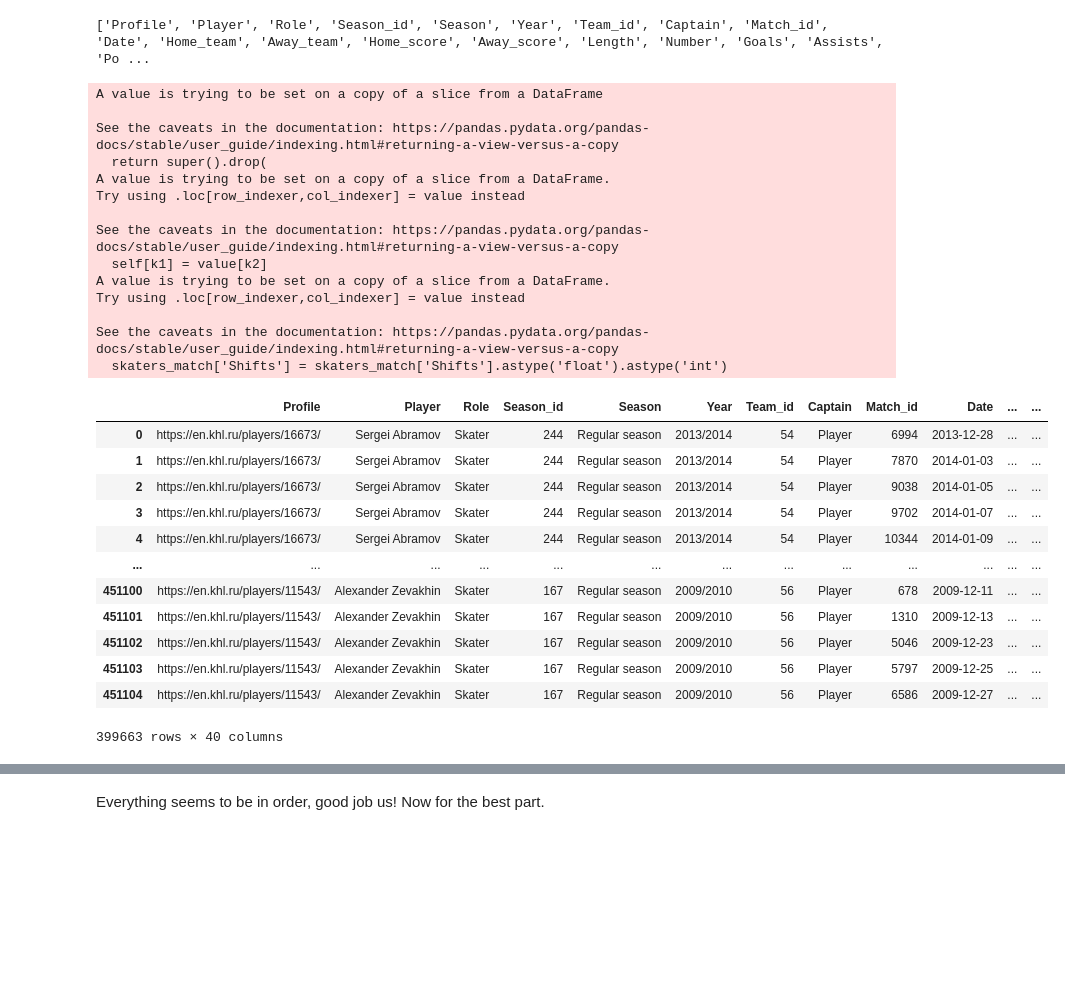
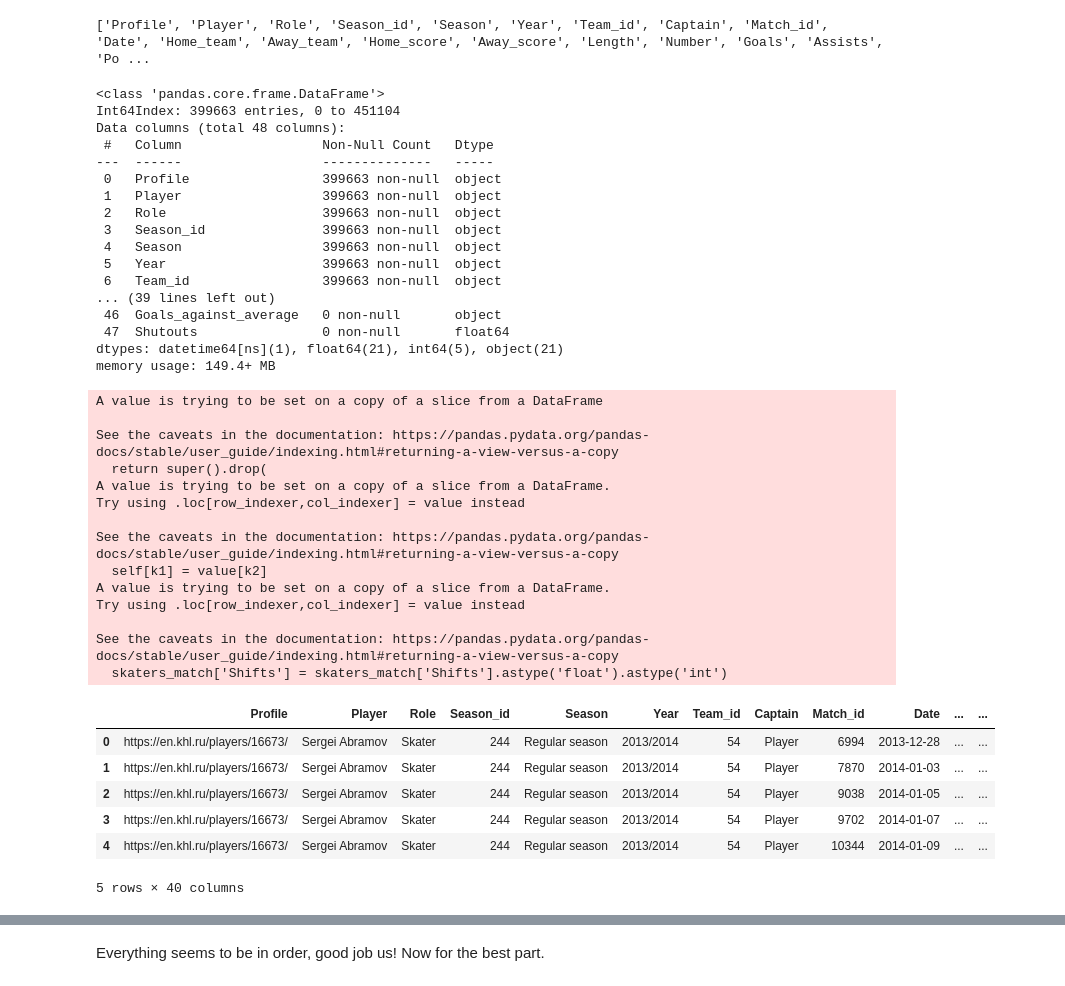
Before and after one commit to Dark-Hobbit/khl, a Jupyter notebook: stage_2/players_processing_match.ipynb, the cells around one changed output, grey strips where cells are left out. Drawn from its saved outputs; the diff is of its cells as text; code cells hidden in the pictures; blank space fills up the shorter version.

```diff
--- a/stage_2/players_processing_match.ipynb
+++ b/stage_2/players_processing_match.ipynb
@@ -122,4 +116,4 @@ Length: 3694, dtype: int64
 # %%
 # No icetime can be recorded as either NaN, '-', '0' or '0.0' and we want neither of them.
 zero_list = [np.NaN, '-', '0', '0.0']
-players_match = raw_players_match[~raw_players_match['TOI'].isin(zero_list)]
+players_match = raw_players_match[~raw_players_match['TOI'].isin(zero_list)].copy()
@@ -388,6 +370,26 @@ At the same time, Some columns that we want to store as floats have '-' for thei
 print(header)
 # %% [output]
 ['Profile', 'Player', 'Role', 'Season_id', 'Season', 'Year', 'Team_id', 'Captain', 'Match_id', 'Date', 'Home_team', 'Away_team', 'Home_score', 'Away_score', 'Length', 'Number', 'Goals', 'Assists', 'Po ...
+# %%
+skaters_match.info()
+# %% [output]
+<class 'pandas.core.frame.DataFrame'>
+Int64Index: 399663 entries, 0 to 451104
+Data columns (total 48 columns):
+ #   Column                  Non-Null Count   Dtype
+---  ------                  --------------   -----
+ 0   Profile                 399663 non-null  object
+ 1   Player                  399663 non-null  object
+ 2   Role                    399663 non-null  object
+ 3   Season_id               399663 non-null  object
+ 4   Season                  399663 non-null  object
+ 5   Year                    399663 non-null  object
+ 6   Team_id                 399663 non-null  object
+... (39 lines left out)
+ 46  Goals_against_average   0 non-null       object
+ 47  Shutouts                0 non-null       float64
+dtypes: datetime64[ns](1), float64(21), int64(5), object(21)
+memory usage: 149.4+ MB
 # %%
 # Starting with the more numerous skaters.
 skaters_match.drop(['Wins', 'Losses', 'Shootouts', 'Goals_against', 'Saves', 'Saves_percentage',
@@ -399,41 +401,35 @@ skaters_int = ['Home_score', 'Away_score', 'Goals', 'Assists', 'Points', 'Plus_m
                'Game_winning_goals', 'Game_winning_shootouts', 'Shots', 'Faceoffs', 'Faceoffs_won']
 skaters_match[skaters_int] = skaters_match[skaters_int].astype('int')
 
 # We cannot directly convert shifts which are in float format but stored as objects.
 skaters_match['Shifts'] = skaters_match['Shifts'].astype('float').astype('int')
 
 # Columns to be changed into floats.
 skaters_float = ['Shots_percentage', 'Faceoffs_percentage']
 skaters_match[skaters_float] = skaters_match[skaters_float].replace('-', np.NaN).astype('float')
-skaters_match
+skaters_match.head(5)
 # %% [output]
 A value is trying to be set on a copy of a slice from a DataFrame
 
 See the caveats in the documentation: https://pandas.pydata.org/pandas-docs/stable/user_guide/indexing.html#returning-a-view-versus-a-copy
   return super().drop(
 A value is trying to be set on a copy of a slice from a DataFrame.
 Try using .loc[row_indexer,col_indexer] = value instead
 
 See the caveats in the documentation: https://pandas.pydata.org/pandas-docs/stable/user_guide/indexing.html#returning-a-view-versus-a-copy
   self[k1] = value[k2]
 A value is trying to be set on a copy of a slice from a DataFrame.
 Try using .loc[row_indexer,col_indexer] = value instead
 
 See the caveats in the documentation: https://pandas.pydata.org/pandas-docs/stable/user_guide/indexing.html#returning-a-view-versus-a-copy
   skaters_match['Shifts'] = skaters_match['Shifts'].astype('float').astype('int')
 |  | Profile | Player | Role | Season_id | Season | Year | Team_id | Captain | Match_id | Date | ... | ... |
 | 0 | https://en.khl.ru/players/16673/ | Sergei Abramov | Skater | 244 | Regular season | 2013/2014 | 54 | Player | 6994 | 2013-12-28 | ... | ... |
 | 1 | https://en.khl.ru/players/16673/ | Sergei Abramov | Skater | 244 | Regular season | 2013/2014 | 54 | Player | 7870 | 2014-01-03 | ... | ... |
 | 2 | https://en.khl.ru/players/16673/ | Sergei Abramov | Skater | 244 | Regular season | 2013/2014 | 54 | Player | 9038 | 2014-01-05 | ... | ... |
 | 3 | https://en.khl.ru/players/16673/ | Sergei Abramov | Skater | 244 | Regular season | 2013/2014 | 54 | Player | 9702 | 2014-01-07 | ... | ... |
 | 4 | https://en.khl.ru/players/16673/ | Sergei Abramov | Skater | 244 | Regular season | 2013/2014 | 54 | Player | 10344 | 2014-01-09 | ... | ... |
-| ... | ... | ... | ... | ... | ... | ... | ... | ... | ... | ... | ... | ... |
-| 451100 | https://en.khl.ru/players/11543/ | Alexander Zevakhin | Skater | 167 | Regular season | 2009/2010 | 56 | Player | 678 | 2009-12-11 | ... | ... |
-| 451101 | https://en.khl.ru/players/11543/ | Alexander Zevakhin | Skater | 167 | Regular season | 2009/2010 | 56 | Player | 1310 | 2009-12-13 | ... | ... |
-| 451102 | https://en.khl.ru/players/11543/ | Alexander Zevakhin | Skater | 167 | Regular season | 2009/2010 | 56 | Player | 5046 | 2009-12-23 | ... | ... |
-| 451103 | https://en.khl.ru/players/11543/ | Alexander Zevakhin | Skater | 167 | Regular season | 2009/2010 | 56 | Player | 5797 | 2009-12-25 | ... | ... |
-| 451104 | https://en.khl.ru/players/11543/ | Alexander Zevakhin | Skater | 167 | Regular season | 2009/2010 | 56 | Player | 6586 | 2009-12-27 | ... | ... |
-399663 rows × 40 columns
+5 rows × 40 columns
 # %%
 # Now for the goalies.
 goalies_match.drop(['Points', 'Plus_minus', 'Plus', 'Minus', 'Goals_even', 'Goals_powerplay', 'Goals_shorthanded',
```
Also changed, not shown: parts of 29 cells of this notebook, 2 other files.
